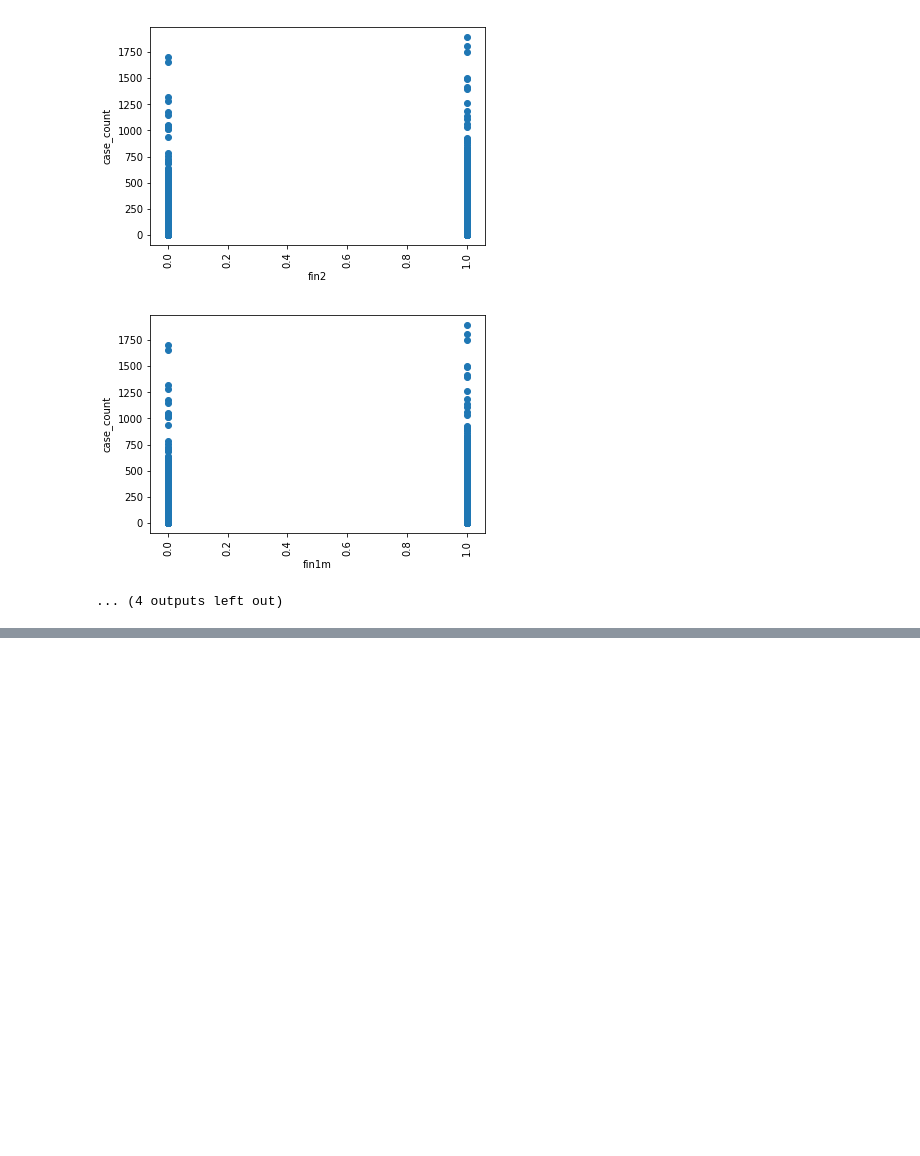
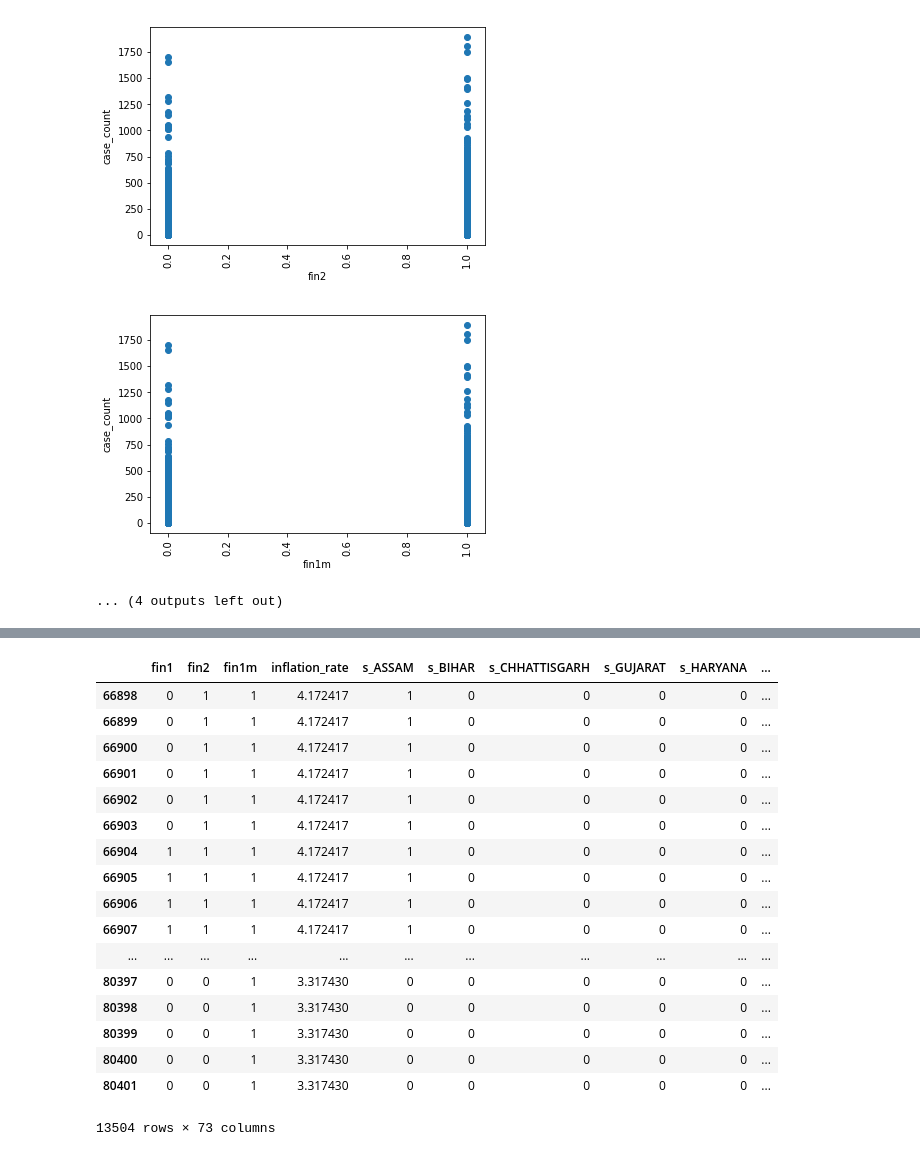
Before and after one commit to ravitejadureddy/Projects, a Jupyter notebook: Untitled8.ipynb, the cells around one changed output, grey strips where cells are left out. Saved outputs shown, nothing was run; the diff lists cells and outputs as text; code cells hidden in the pictures; blank space fills up the shorter version.

```diff
--- a/Untitled8.ipynb
+++ b/Untitled8.ipynb
@@ -320,0 +422,31 @@ print(featureScores.nlargest(10,'Score'))  #print 10 best features
+# %%
+dfm2_wd=pd.get_dummies(dfm2, columns=['state', 'year', 'month', 'day', 'wday'], prefix=['s','y','m','d','wday'])
+# %%
+dfm2_wd.drop(columns=['application_date','segment', 'yday'], inplace=True);
+# %%
+c=[]
+for each in dfm2_wd.columns:
+    if(each!='case_count'):
+        c.append(each)
+Xtrain_segment2=dfm2_wd[c];
+# %%
+Xtrain_segment2
+# %% [output]
+|  | fin1 | fin2 | fin1m | inflation_rate | s_ASSAM | s_BIHAR | s_CHHATTISGARH | s_GUJARAT | s_HARYANA | ... |
+| 66898 | 0 | 1 | 1 | 4.172417 | 1 | 0 | 0 | 0 | 0 | ... |
+| 66899 | 0 | 1 | 1 | 4.172417 | 1 | 0 | 0 | 0 | 0 | ... |
+| 66900 | 0 | 1 | 1 | 4.172417 | 1 | 0 | 0 | 0 | 0 | ... |
+| 66901 | 0 | 1 | 1 | 4.172417 | 1 | 0 | 0 | 0 | 0 | ... |
+| 66902 | 0 | 1 | 1 | 4.172417 | 1 | 0 | 0 | 0 | 0 | ... |
+| 66903 | 0 | 1 | 1 | 4.172417 | 1 | 0 | 0 | 0 | 0 | ... |
+| 66904 | 1 | 1 | 1 | 4.172417 | 1 | 0 | 0 | 0 | 0 | ... |
+| 66905 | 1 | 1 | 1 | 4.172417 | 1 | 0 | 0 | 0 | 0 | ... |
+| 66906 | 1 | 1 | 1 | 4.172417 | 1 | 0 | 0 | 0 | 0 | ... |
+| 66907 | 1 | 1 | 1 | 4.172417 | 1 | 0 | 0 | 0 | 0 | ... |
+| ... | ... | ... | ... | ... | ... | ... | ... | ... | ... | ... |
+| 80397 | 0 | 0 | 1 | 3.317430 | 0 | 0 | 0 | 0 | 0 | ... |
+| 80398 | 0 | 0 | 1 | 3.317430 | 0 | 0 | 0 | 0 | 0 | ... |
+| 80399 | 0 | 0 | 1 | 3.317430 | 0 | 0 | 0 | 0 | 0 | ... |
+| 80400 | 0 | 0 | 1 | 3.317430 | 0 | 0 | 0 | 0 | 0 | ... |
+| 80401 | 0 | 0 | 1 | 3.317430 | 0 | 0 | 0 | 0 | 0 | ... |
+13504 rows × 73 columns
```
Also changed, not shown: parts of 66 cells of this notebook, 5 other files.
